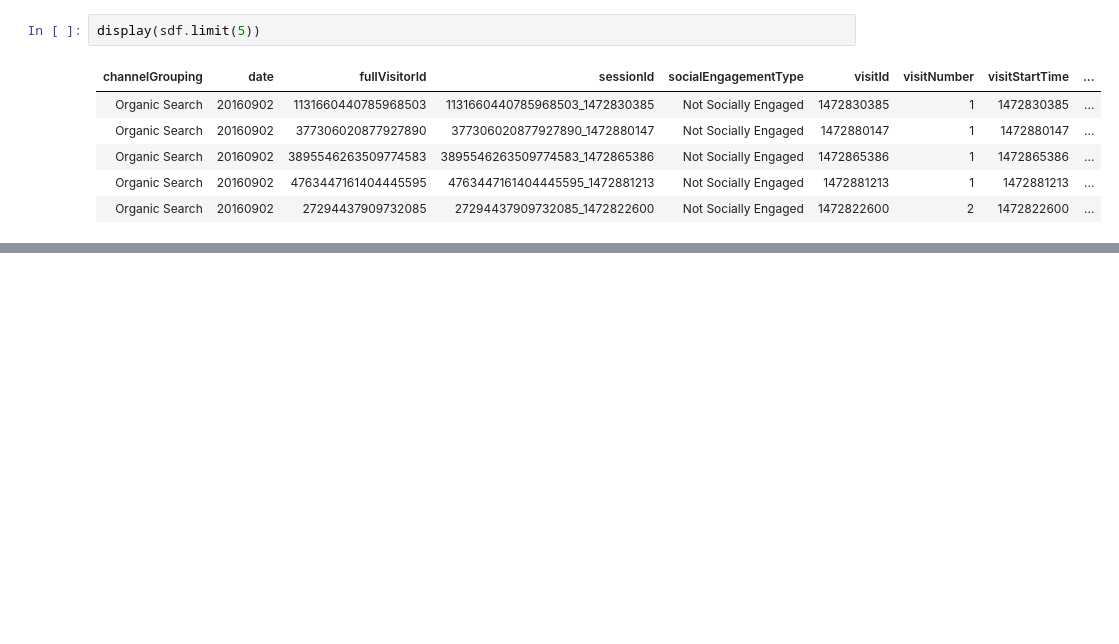
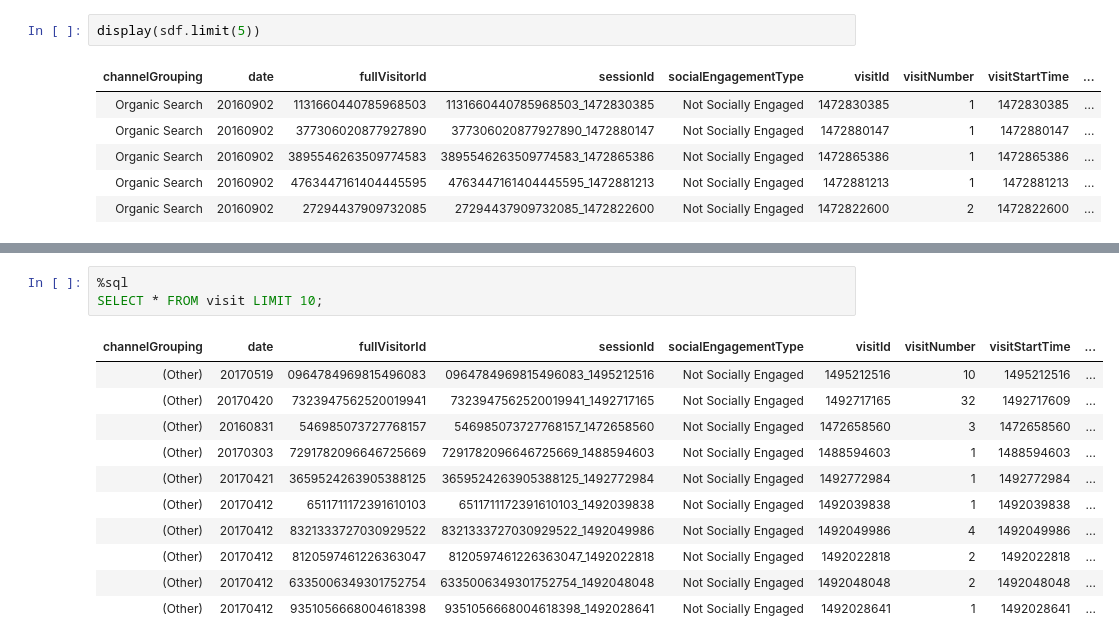
Before and after one commit to hanghan93/databricks, a Jupyter notebook: notebooks/readjson.ipynb, the cells around one changed output, grey strips where cells are left out. Saved outputs shown, nothing was run; the diff lists cells and outputs as text; blank space fills up the shorter version.

```diff
--- a/notebooks/readjson.ipynb
+++ b/notebooks/readjson.ipynb
@@ -61,2 +69,17 @@ display(spark.sql("CREATE TABLE events USING DELTA LOCATION '/delta/visit/'"))
 # %% [output]
 [interactive output not drawn]
+# %%
+%sql
+SELECT * FROM visit LIMIT 10;
+# %% [output]
+| channelGrouping | date | fullVisitorId | sessionId | socialEngagementType | visitId | visitNumber | visitStartTime | ... |
+| (Other) | 20170519 | 0964784969815496083 | 0964784969815496083_1495212516 | Not Socially Engaged | 1495212516 | 10 | 1495212516 | ... |
+| (Other) | 20170420 | 7323947562520019941 | 7323947562520019941_1492717165 | Not Socially Engaged | 1492717165 | 32 | 1492717609 | ... |
+| (Other) | 20160831 | 546985073727768157 | 546985073727768157_1472658560 | Not Socially Engaged | 1472658560 | 3 | 1472658560 | ... |
+| (Other) | 20170303 | 7291782096646725669 | 7291782096646725669_1488594603 | Not Socially Engaged | 1488594603 | 1 | 1488594603 | ... |
+| (Other) | 20170421 | 3659524263905388125 | 3659524263905388125_1492772984 | Not Socially Engaged | 1492772984 | 1 | 1492772984 | ... |
+| (Other) | 20170412 | 6511711172391610103 | 6511711172391610103_1492039838 | Not Socially Engaged | 1492039838 | 1 | 1492039838 | ... |
+| (Other) | 20170412 | 8321333727030929522 | 8321333727030929522_1492049986 | Not Socially Engaged | 1492049986 | 4 | 1492049986 | ... |
+| (Other) | 20170412 | 8120597461226363047 | 8120597461226363047_1492022818 | Not Socially Engaged | 1492022818 | 2 | 1492022818 | ... |
+| (Other) | 20170412 | 6335006349301752754 | 6335006349301752754_1492048048 | Not Socially Engaged | 1492048048 | 2 | 1492048048 | ... |
+| (Other) | 20170412 | 9351056668004618398 | 9351056668004618398_1492028641 | Not Socially Engaged | 1492028641 | 1 | 1492028641 | ... |
```
Also changed, not shown: parts of 6 cells of this notebook.
